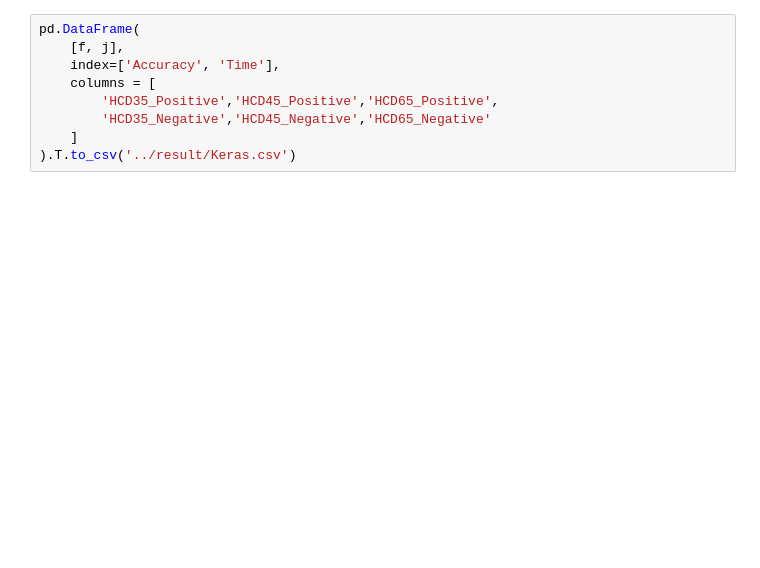
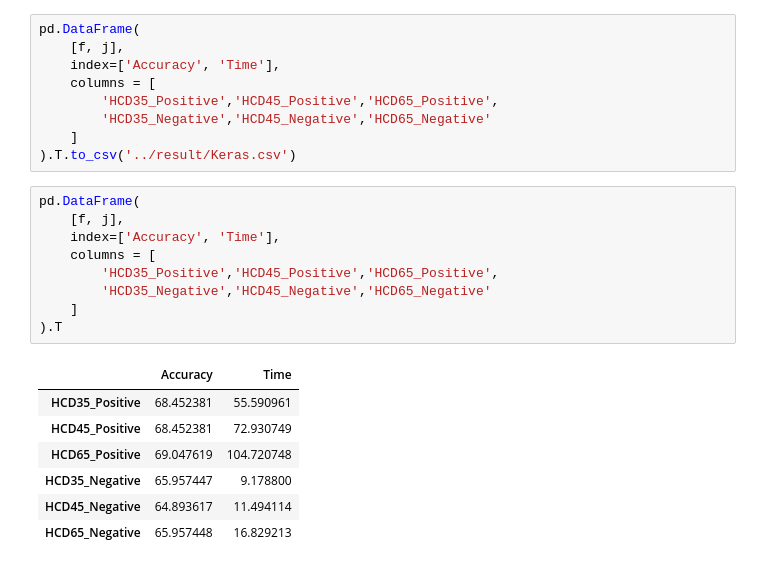
Before and after one commit to WSY496/ms2class, a Jupyter notebook: ipynb/6_Keras.ipynb, the cells around one changed output. Saved outputs shown, nothing was run; the diff lists cells and outputs as text; blank space fills up the shorter version.

```diff
--- a/ipynb/6_Keras.ipynb
+++ b/ipynb/6_Keras.ipynb
@@ -673,3 +697,20 @@ pd.DataFrame(
         'HCD35_Negative','HCD45_Negative','HCD65_Negative'
     ]
 ).T.to_csv('../result/Keras.csv')
+# %%
+pd.DataFrame(
+    [f, j],
+    index=['Accuracy', 'Time'],
+    columns = [
+        'HCD35_Positive','HCD45_Positive','HCD65_Positive',
+        'HCD35_Negative','HCD45_Negative','HCD65_Negative'
+    ]
+).T
+# %% [output]
+|  | Accuracy | Time |
+| HCD35_Positive | 68.452381 | 55.590961 |
+| HCD45_Positive | 68.452381 | 72.930749 |
+| HCD65_Positive | 69.047619 | 104.720748 |
+| HCD35_Negative | 65.957447 | 9.178800 |
+| HCD45_Negative | 64.893617 | 11.494114 |
+| HCD65_Negative | 65.957448 | 16.829213 |
```
Also changed, not shown: parts of 9 cells of this notebook, 25 other files.
